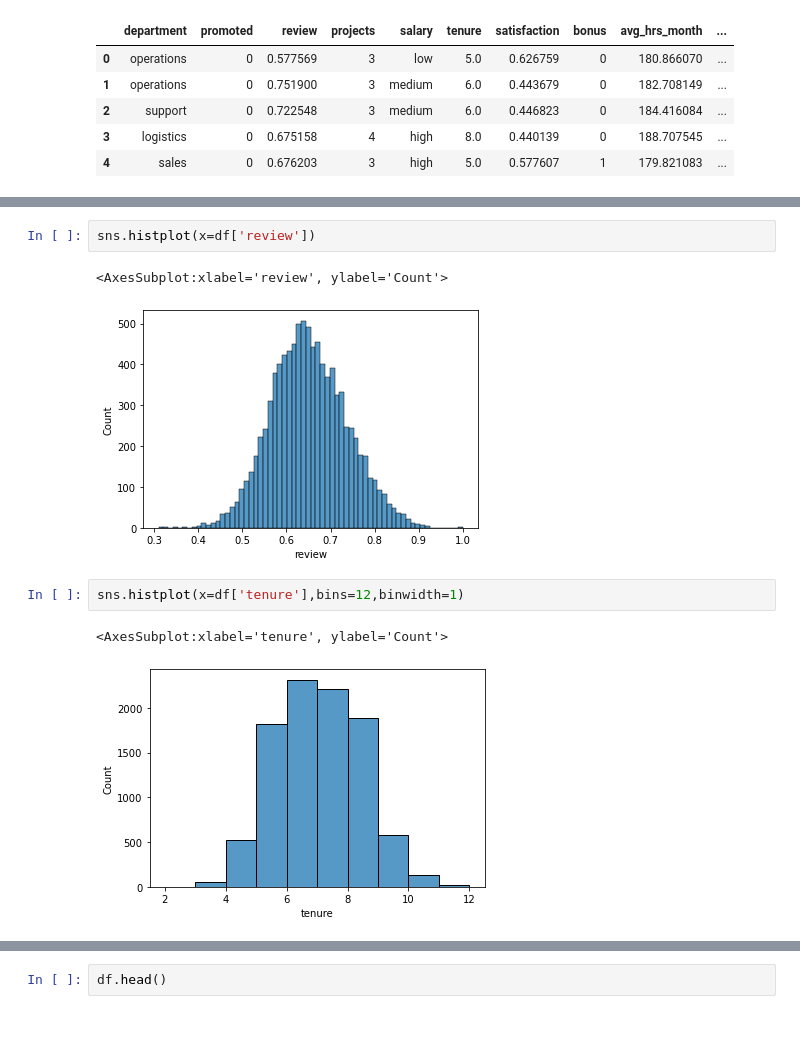
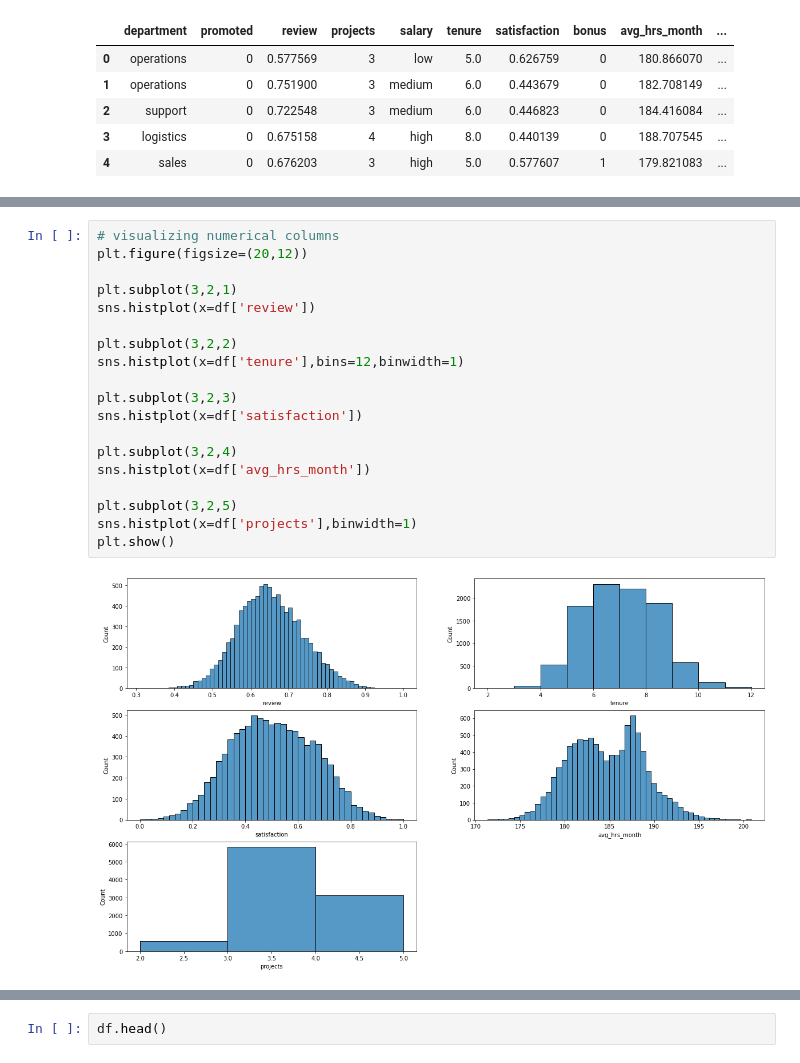
Before and after one commit to IMSUMEET/Employee_Turnover_Prediction, a Jupyter notebook: model/prediction.ipynb, the cells around one changed output, grey strips where cells are left out. Drawn from its saved outputs; the diff is of its cells as text; blank space fills up the shorter version.

```diff
--- a/model/prediction.ipynb
+++ b/model/prediction.ipynb
@@ -181,10 +227,21 @@ plt.show()
 # %%
+# visualizing numerical columns
+plt.figure(figsize=(20,12))
+
+plt.subplot(3,2,1)
 sns.histplot(x=df['review'])
+
+plt.subplot(3,2,2)
+sns.histplot(x=df['tenure'],bins=12,binwidth=1)
+
+plt.subplot(3,2,3)
+sns.histplot(x=df['satisfaction'])
+
+plt.subplot(3,2,4)
+sns.histplot(x=df['avg_hrs_month'])
+
+plt.subplot(3,2,5)
+sns.histplot(x=df['projects'],binwidth=1)
+plt.show()
 # %% [output]
-<AxesSubplot:xlabel='review', ylabel='Count'>
-[figure, old version]
+[figure, new version]
-# %%
-sns.histplot(x=df['tenure'],bins=12,binwidth=1)
-# %% [output]
-<AxesSubplot:xlabel='tenure', ylabel='Count'>
-[figure, removed]
```
Also changed, not shown: parts of 69 cells of this notebook, 7 other files.
